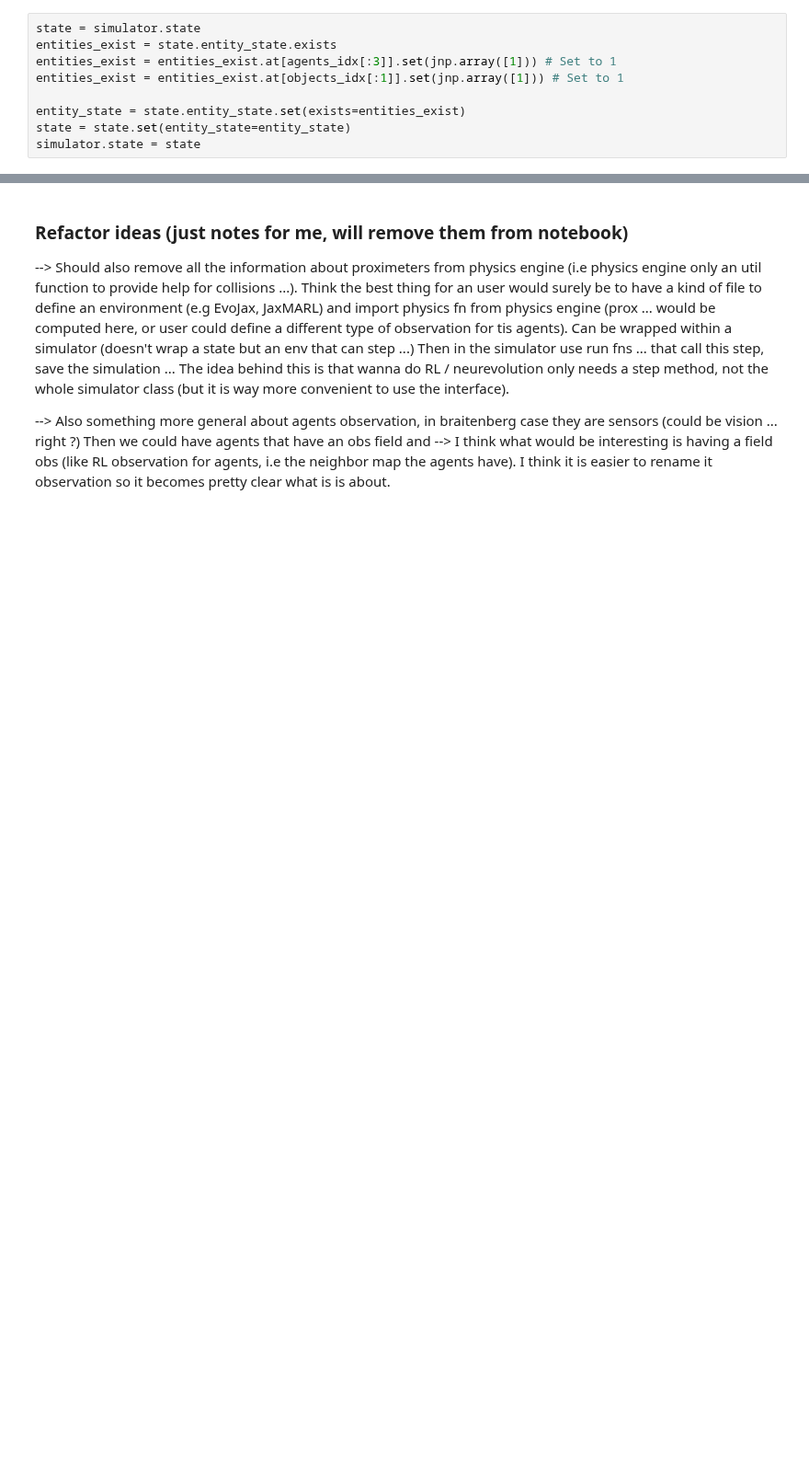
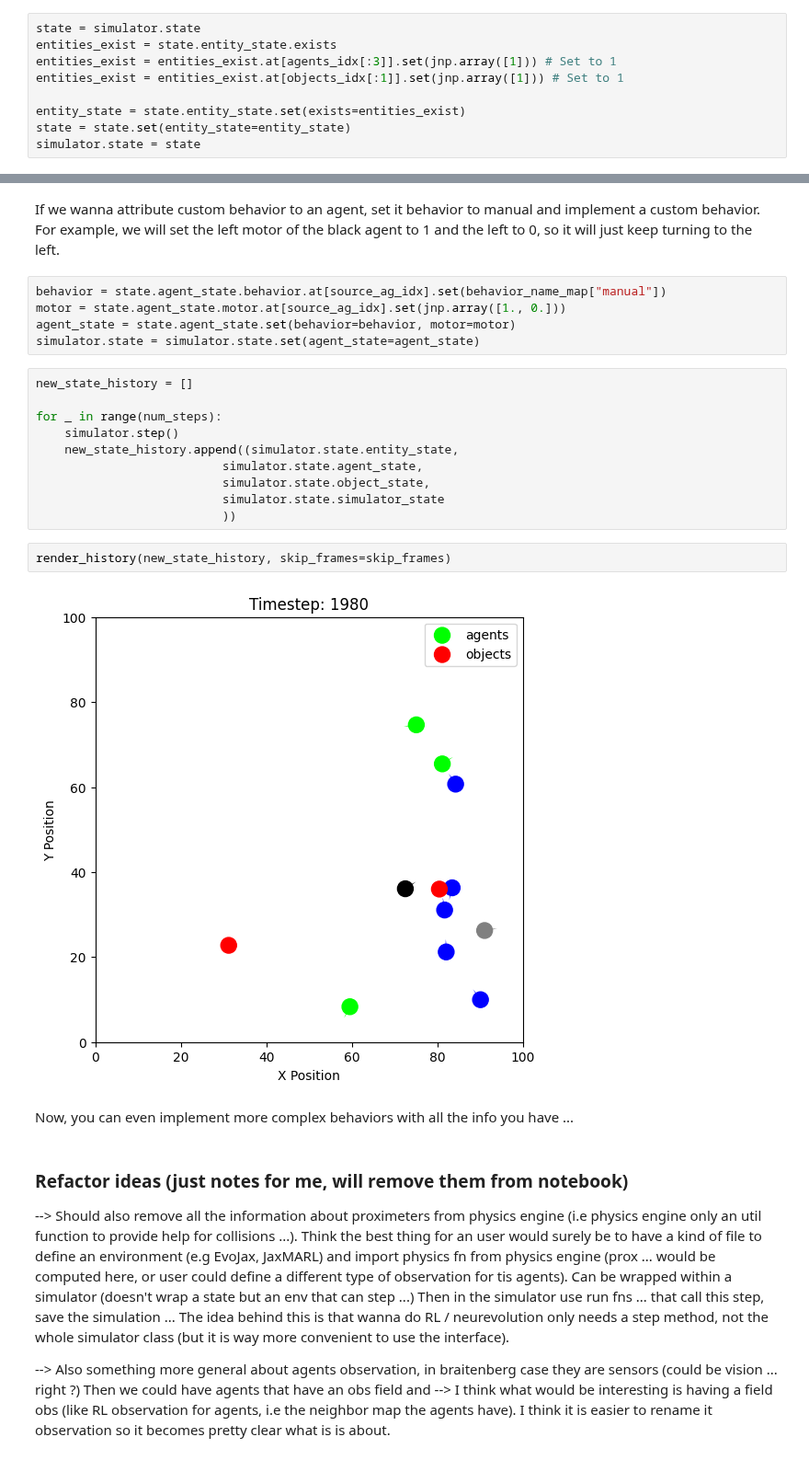
Before and after one commit to clement-moulin-frier/vivarium, a Jupyter notebook: notebooks/simulator_tutorial.ipynb, the cells around one changed output, grey strips where cells are left out. Shown at 92% size. Drawn from its saved outputs; the diff is of its cells as text; blank space fills up the shorter version.

```diff
--- a/notebooks/simulator_tutorial.ipynb
+++ b/notebooks/simulator_tutorial.ipynb
@@ -494,3 +553,26 @@ simulator.state = state
+# %% [markdown]
+If we wanna attribute custom behavior to an agent, set it behavior to manual and implement a custom behavior. For example, we will set the left motor of the black agent to 1 and the left to 0, so it will just keep turning to the left.
+# %%
+behavior = state.agent_state.behavior.at[source_ag_idx].set(behavior_name_map["manual"])
+motor = state.agent_state.motor.at[source_ag_idx].set(jnp.array([1., 0.]))
+agent_state = state.agent_state.set(behavior=behavior, motor=motor)
+simulator.state = simulator.state.set(agent_state=agent_state)
+# %%
+new_state_history = []
+
+for _ in range(num_steps):
+    simulator.step()
+    new_state_history.append((simulator.state.entity_state,
+                          simulator.state.agent_state,
+                          simulator.state.object_state,
+                          simulator.state.simulator_state
+                          ))
+# %%
+render_history(new_state_history, skip_frames=skip_frames)
+# %% [output]
+[figure, added]
+# %% [markdown]
+Now, you can even implement more complex behaviors with all the info you have ...
 # %% [markdown]
 ### Refactor ideas (just notes for me, will remove them from notebook)
 
```
Also changed, not shown: parts of 11 cells of this notebook.
